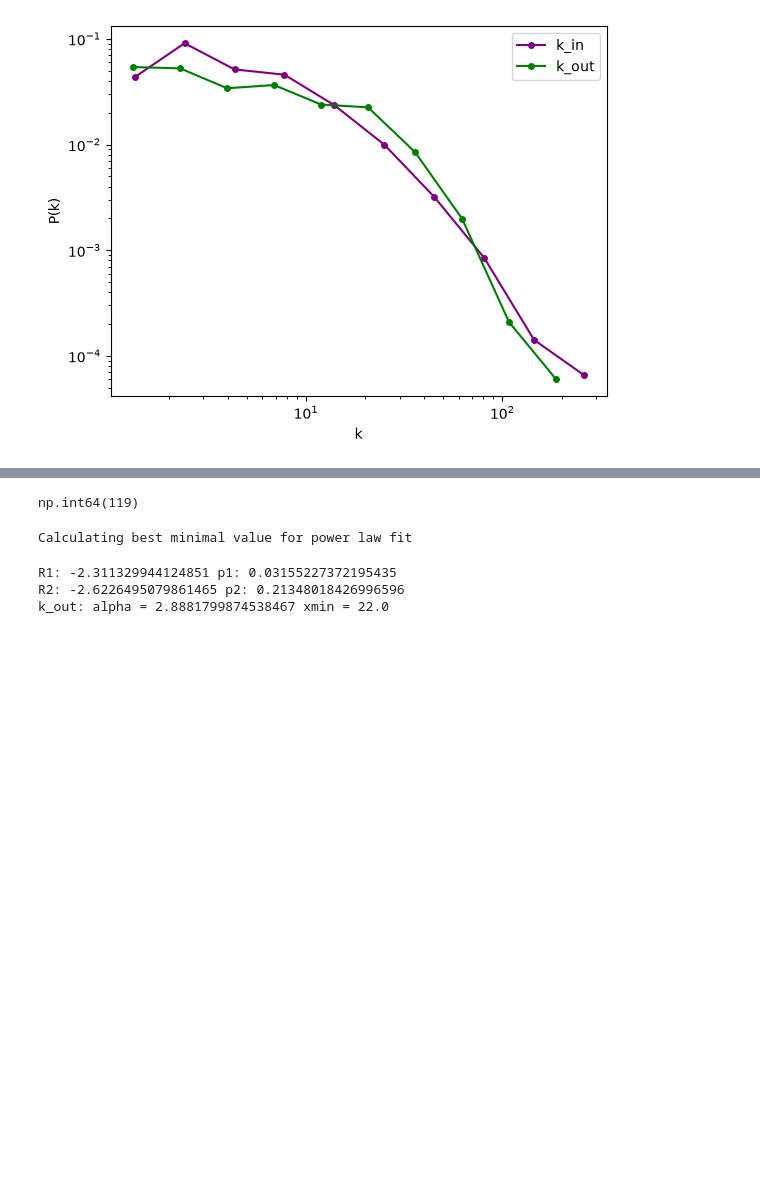
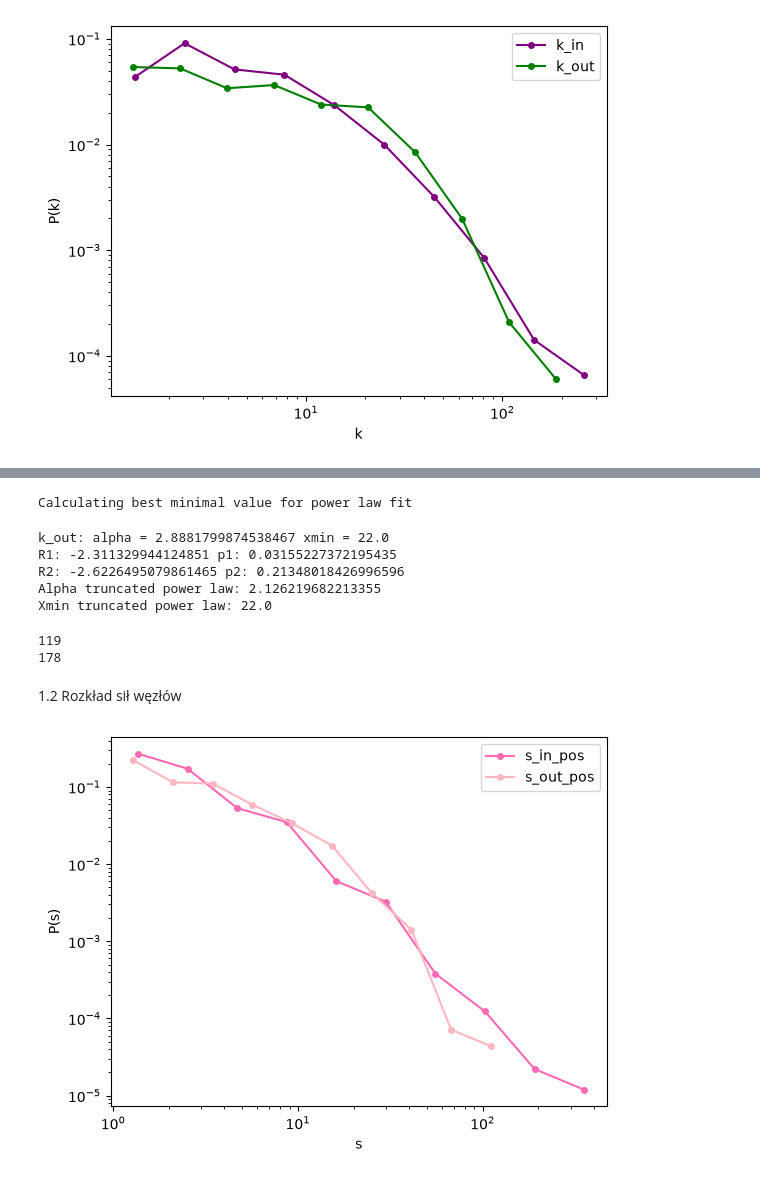
Before and after one commit to mlenart4/inzynierka, a Jupyter notebook: graph_metrics.ipynb, the cells around one changed output, grey strips where cells are left out. Saved outputs shown, nothing was run; the diff lists cells and outputs as text; code cells hidden in the pictures; blank space fills up the shorter version.

```diff
--- a/graph_metrics.ipynb
+++ b/graph_metrics.ipynb
@@ -37,7 +40,3 @@ k_in: alpha = 2.4575604013882413 xmin = 24.0
-# %%
-sum(k >= fit_in.xmin for k in k_in_filtered)
-# %% [output]
-np.int64(119)
 # %%
 fit_out = pl.Fit(k_out_filtered, discrete=True)
 print("k_out: alpha =", fit_out.alpha, "xmin =", fit_out.xmin)
@@ -46,8 +45,37 @@ R3, p3 = fit_out.distribution_compare("power_law", "truncated_power_law")
 print("R1:", R3, "p1:", p3)
 R4, p4 = fit_out.distribution_compare("power_law", "lognormal")
 print("R2:", R4, "p2:", p4)
+
+print("Alpha truncated power law:", fit_out.truncated_power_law.alpha)
+print("Xmin truncated power law:", fit_out.truncated_power_law.xmin)
 # %% [output]
 Calculating best minimal value for power law fit
+k_out: alpha = 2.8881799874538467 xmin = 22.0
 R1: -2.311329944124851 p1: 0.03155227372195435
 R2: -2.6226495079861465 p2: 0.21348018426996596
-k_out: alpha = 2.8881799874538467 xmin = 22.0
+Alpha truncated power law: 2.126219682213355
+Xmin truncated power law: 22.0
+# %%
+print(sum(k >= fit_in.xmin for k in k_in_filtered))
+print(sum(k >= fit_out.xmin for k in k_out_filtered))
+# %% [output]
+119
+178
+# %% [markdown]
+1.2 Rozkład sił węzłów
+# %%
+s_in_pos, s_out_pos = m.strength_list(G, weight='pos')
+s_in_neg, s_out_neg = m.strength_list(G, weight='neg')
+s_in_neu, s_out_neu = m.strength_list(G, weight='neu')
+s_in_weight, s_out_weight = m.strength_list(G, weight='weight')
+# %%
+s_in_pos_filtered = m.positive_only(s_in_pos)
+s_out_pos_filtered = m.positive_only(s_out_pos)
+
+binned_s_in_pos = m.log_binning(s_in_pos_filtered, 11)
+binned_s_out_pos = m.log_binning(s_out_pos_filtered, 11)
+
+ax_s_pos = m.plot_loglog(binned_s_in_pos, xlabel="s", ylabel="P(s)", label="s_in_pos", color="hotpink")
+ax_s_pos = m.plot_loglog(binned_s_out_pos, ax=ax_s_pos, xlabel="s", ylabel="P(s)", label="s_out_pos", color="lightpink")
+# %% [output]
+[figure, added]
```
Also changed, not shown: parts of 15 cells of this notebook, 2 other files.
